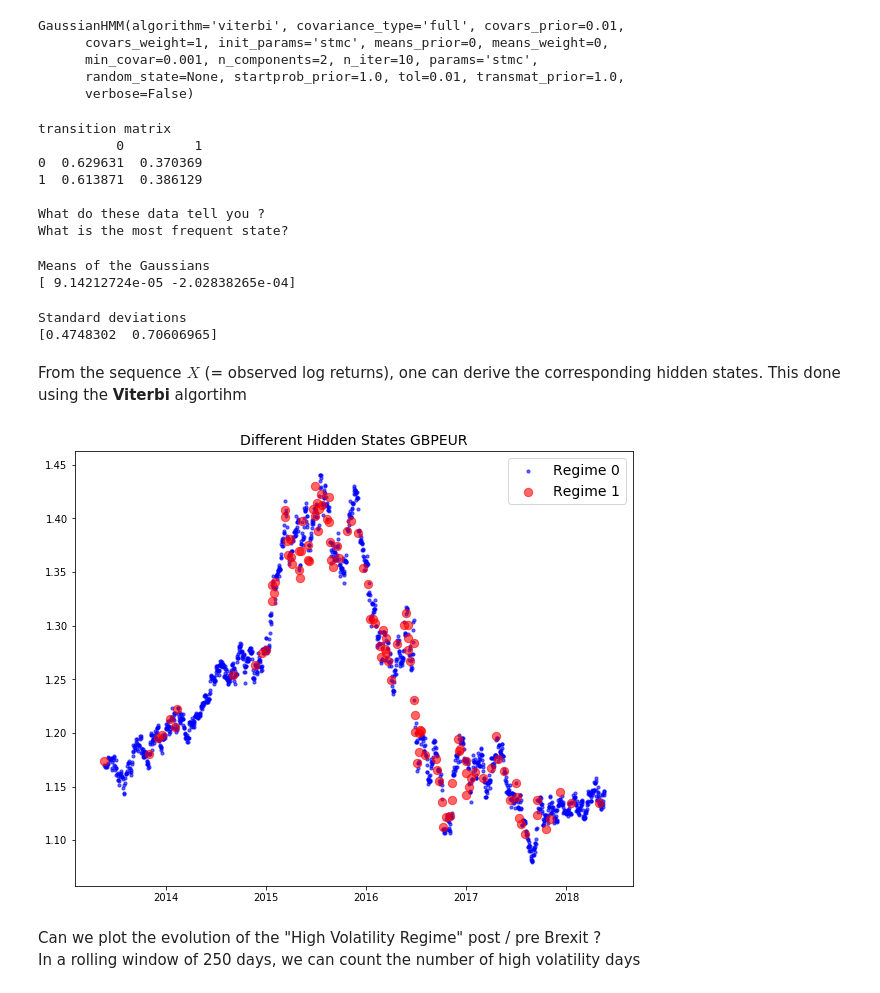
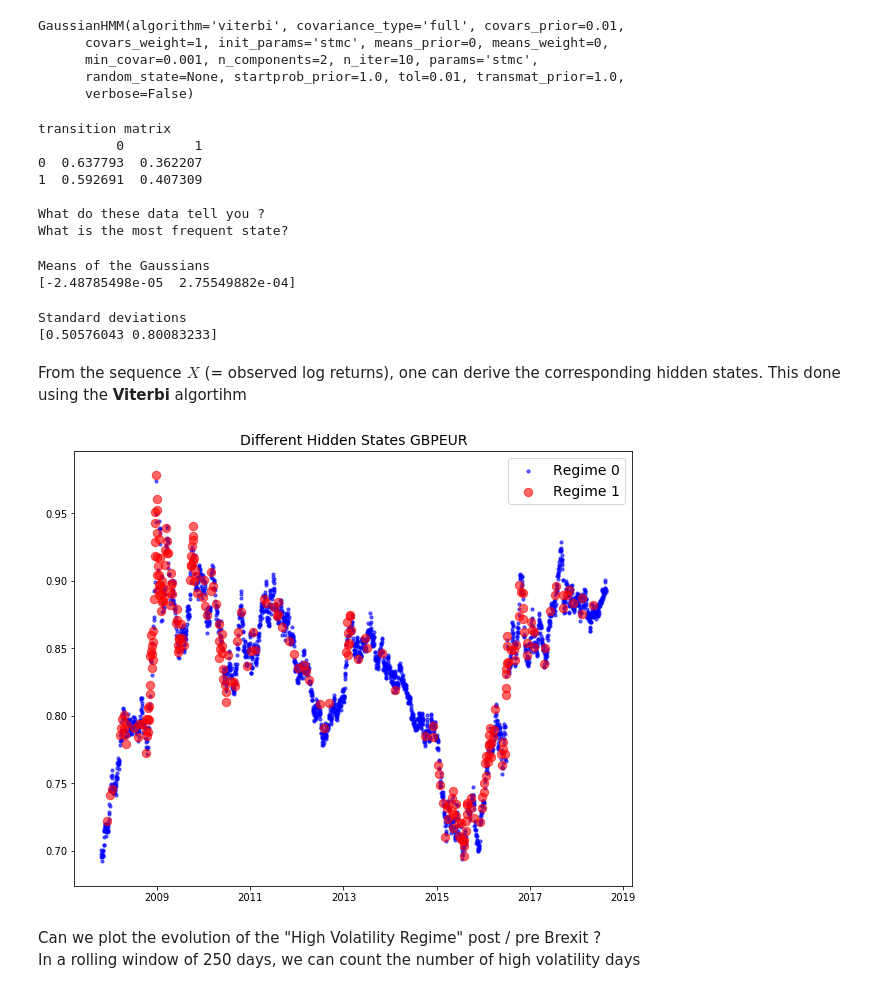
Before and after one commit to RiskConcile/workshop, a Jupyter notebook: Exercises/1.Machine Learning/Code/2.Unsupervised Learning/2.HMM/1.HMM.ipynb, the cells around one changed output. Saved outputs shown, nothing was run; the diff lists cells and outputs as text; code cells hidden in the pictures.

```diff
--- a/Exercises/1.Machine Learning/Code/2.Unsupervised Learning/2.HMM/1.HMM.ipynb
+++ b/Exercises/1.Machine Learning/Code/2.Unsupervised Learning/2.HMM/1.HMM.ipynb
@@ -20,0 +18,3 @@ df = get_price_data(param_GBP)['Close'].to_frame()
+# %%
+df = pd.read_excel('EURGBP.xlsx',index_col='date')
+df.head()
@@ -25,7 +33,7 @@ df.plot(figsize=(10,5),title='GBPEUR');
 # %% [markdown]
 Calculating (log) returns for the dataset
 # %%
-df['Ret']= df['Close'].pct_change(periods=1)
+df['Ret']= df['EURGBP'].pct_change(periods=1)
 df['LogRet'] = df['Ret'].apply(lambda x: np.log(1+x))
 df.dropna(how='any',inplace=True)
 # %% [markdown]
@@ -89,8 +97,8 @@ print('\nWhat do these data tell you ?\nWhat is the most frequent state?')
 # %% [output]
 transition matrix
           0         1
-0  0.629631  0.370369
-1  0.613871  0.386129
+0  0.637793  0.362207
+1  0.592691  0.407309
 
 What do these data tell you ?
 What is the most frequent state?
@@ -99,13 +107,13 @@ print('Means of the Gaussians')
 print(model.means_.ravel())
 # %% [output]
 Means of the Gaussians
-[ 9.14212724e-05 -2.02838265e-04]
+[-2.48785498e-05  2.75549882e-04]
 # %%
 print('Standard deviations')
 print(np.sqrt(model.covars_.ravel())*100)
 # %% [output]
 Standard deviations
-[0.4748302  0.70606965]
+[0.50576043 0.80083233]
 # %% [markdown]
 From the sequence $X$ (= observed log returns), one can derive the corresponding hidden states. This done using the <b>Viterbi</b> algortihm
 # %%
@@ -113,21 +121,21 @@ Z = model.predict(X).reshape(-1,1)
 # %%
 fig = plt.subplots(1,1,figsize=(10,8))
 color = ['b','r']
 size = [10,70]
 for z , c , s , i in zip(np.unique(Z),
                          color,size,
                          np.arange(0,len(model.means_))):
     idx = Z ==z
     plt.scatter(df[Z==z].index,
-                df[Z==z]['Close'],
+                df[Z==z]['EURGBP'],
                 c=c,
                 s=s,
                 alpha=0.6,
                label='Regime '+str(i))
 plt.title('Different Hidden States GBPEUR',fontsize=14);
 plt.legend(loc=1,fontsize=14);
 # %% [output]
-[figure, old version]
+[figure, new version]
 # %% [markdown]
 Can we plot the evolution of the "High Volatility Regime" post / pre Brexit ?
 <br>In a rolling window of 250 days, we can count the number of high volatility days<br>
```
Also changed, not shown: parts of 8 cells of this notebook, 33 other files.
